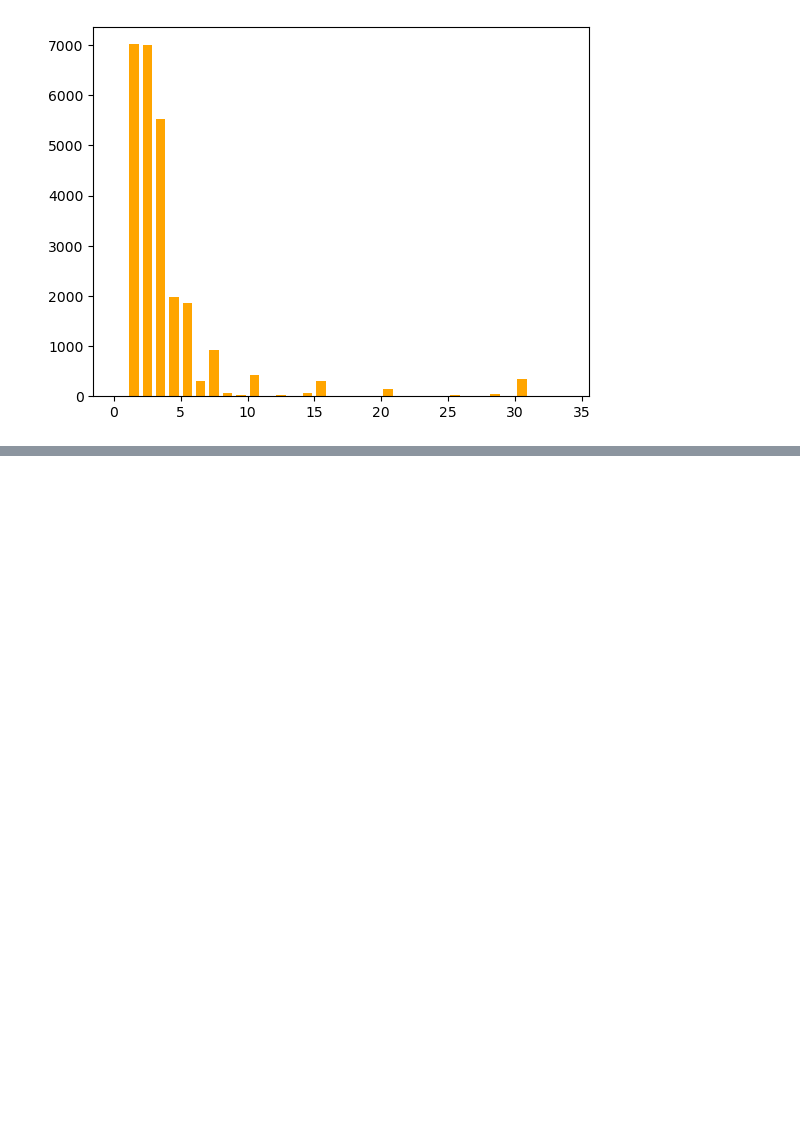
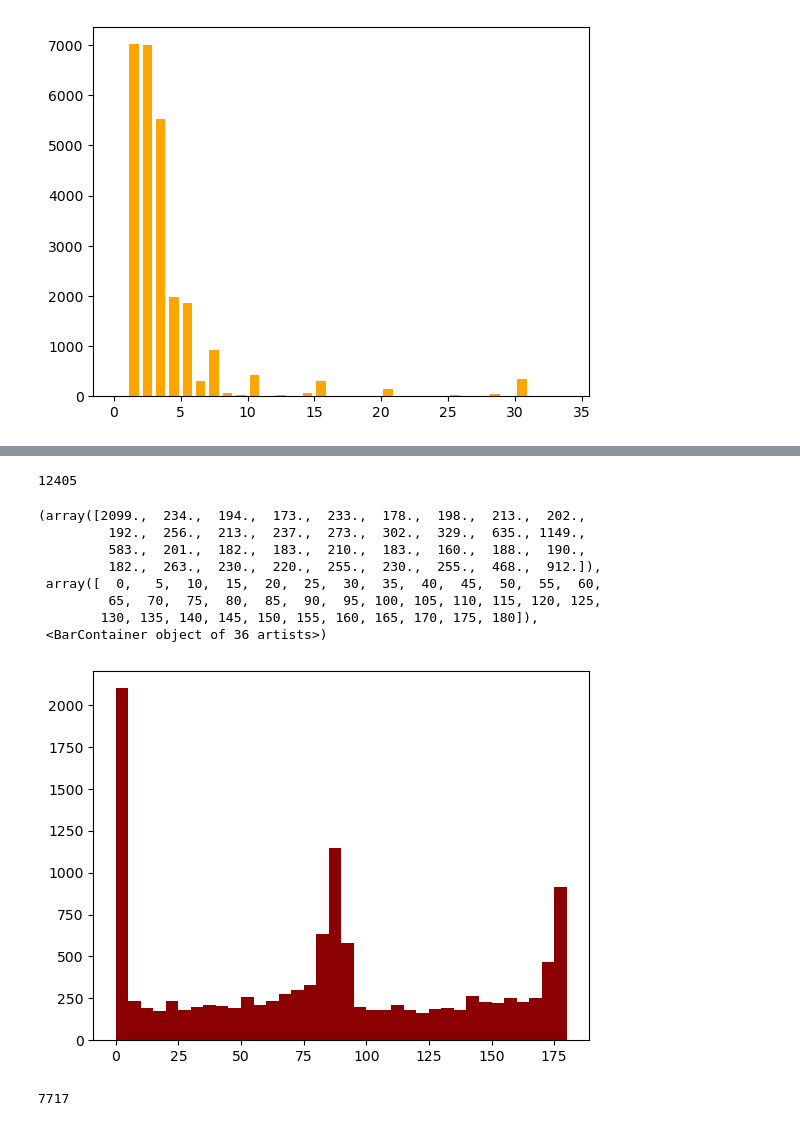
Before and after one commit to paulojr86/AnaliseDeDados-AirBnB-RJ, a Jupyter notebook: AnaliseDeDados-AirBnB-RJ.ipynb, the cells around one changed output, grey strips where cells are left out. Cells and saved outputs as stored; diff of their text form; code cells hidden in the pictures; blank space fills up the shorter version.

```diff
--- a/AnaliseDeDados-AirBnB-RJ.ipynb
+++ b/AnaliseDeDados-AirBnB-RJ.ipynb
@@ -266,0 +265,6 @@ plt.hist(df2['minimum_nights'], bins=range(0,35,1), rwidth=0.7,color='orange')
+# %%
+# Verificando a disponibilidade das acomodações
+
+
+metade_ano = df2[df2.availability_365 <= 180].availability_365.sort_values(ascending=False)
+metade_ano
@@ -266,0 +284,24 @@ plt.hist(df2['minimum_nights'], bins=range(0,35,1), rwidth=0.7,color='orange')
+# %%
+#Quantos apartamentos estavam disponíveis por menos de 180 dias no Rio de Janeiro?
+
+df2[df2.availability_365 <= 180].availability_365.count()
+# %% [output]
+12405
+# %%
+#Disponibilidade das acomodações, quantidade de anúncios X números de dias
+plt.hist(metade_ano, bins=range(0,185,5),color='darkred')
+# %% [output]
+(array([2099.,  234.,  194.,  173.,  233.,  178.,  198.,  213.,  202.,
+         192.,  256.,  213.,  237.,  273.,  302.,  329.,  635., 1149.,
+         583.,  201.,  182.,  183.,  210.,  183.,  160.,  188.,  190.,
+         182.,  263.,  230.,  220.,  255.,  230.,  255.,  468.,  912.]),
+ array([  0,   5,  10,  15,  20,  25,  30,  35,  40,  45,  50,  55,  60,
+         65,  70,  75,  80,  85,  90,  95, 100, 105, 110, 115, 120, 125,
+        130, 135, 140, 145, 150, 155, 160, 165, 170, 175, 180]),
+ <BarContainer object of 36 artists>)
+[figure, added]
+# %%
+# Quantos apartamentos estiveram disponíveis durante todo o ano?
+df2[df2.availability_365 >= 350].availability_365.count()
+# %% [output]
+7717
```
Also changed, not shown: parts of 7 cells of this notebook.
